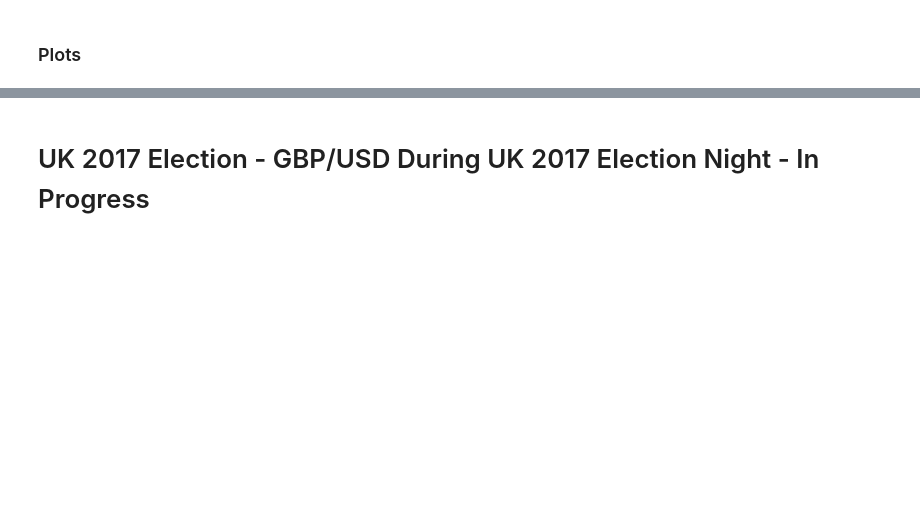
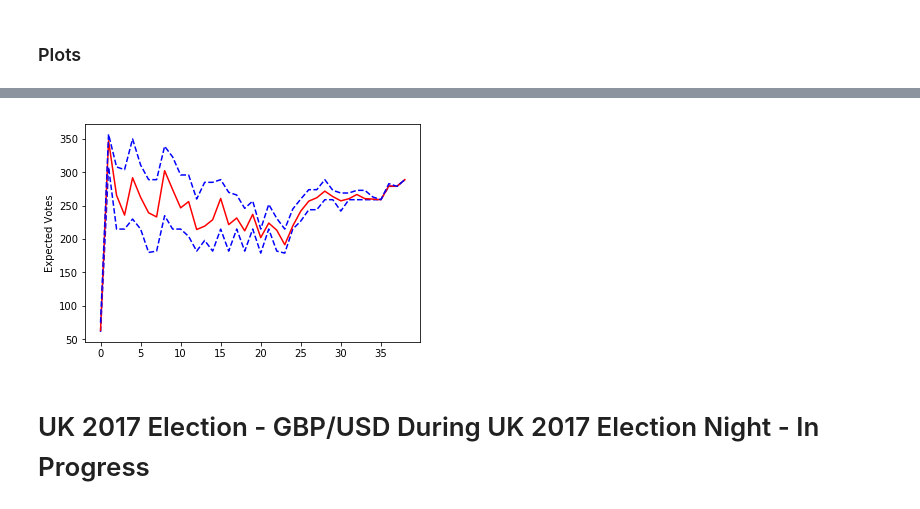
Before and after one commit to alexhuang1117/Data-Science-Portfolio, a Jupyter notebook: FX_Analysis_During_Election/main.ipynb, the cells around one changed output, grey strips where cells are left out. Drawn from its saved outputs; the diff is of its cells as text; code cells hidden in the pictures; blank space fills up the shorter version.

```diff
--- a/FX_Analysis_During_Election/main.ipynb
+++ b/FX_Analysis_During_Election/main.ipynb
@@ -203,3 +226,13 @@ plt.show()
+# %%
+#plot after each update
+fig, ax1 = plt.subplots()
+ax1.plot(pred.low,'b--', label='95% confidence')
+ax1.plot(pred.ave,'r-', label='expected electoral votes')
+ax1.plot(pred.high,'b--', label='95% confidence')
+plt.ylabel('Expected Votes')
+plt.show()
+# %% [output]
+[figure, added]
 # %% [markdown]
 # UK 2017 Election - GBP/USD During UK 2017 Election Night - In Progress
 # %% [markdown]
```
Also changed, not shown: parts of 11 cells of this notebook, 3 other files.
